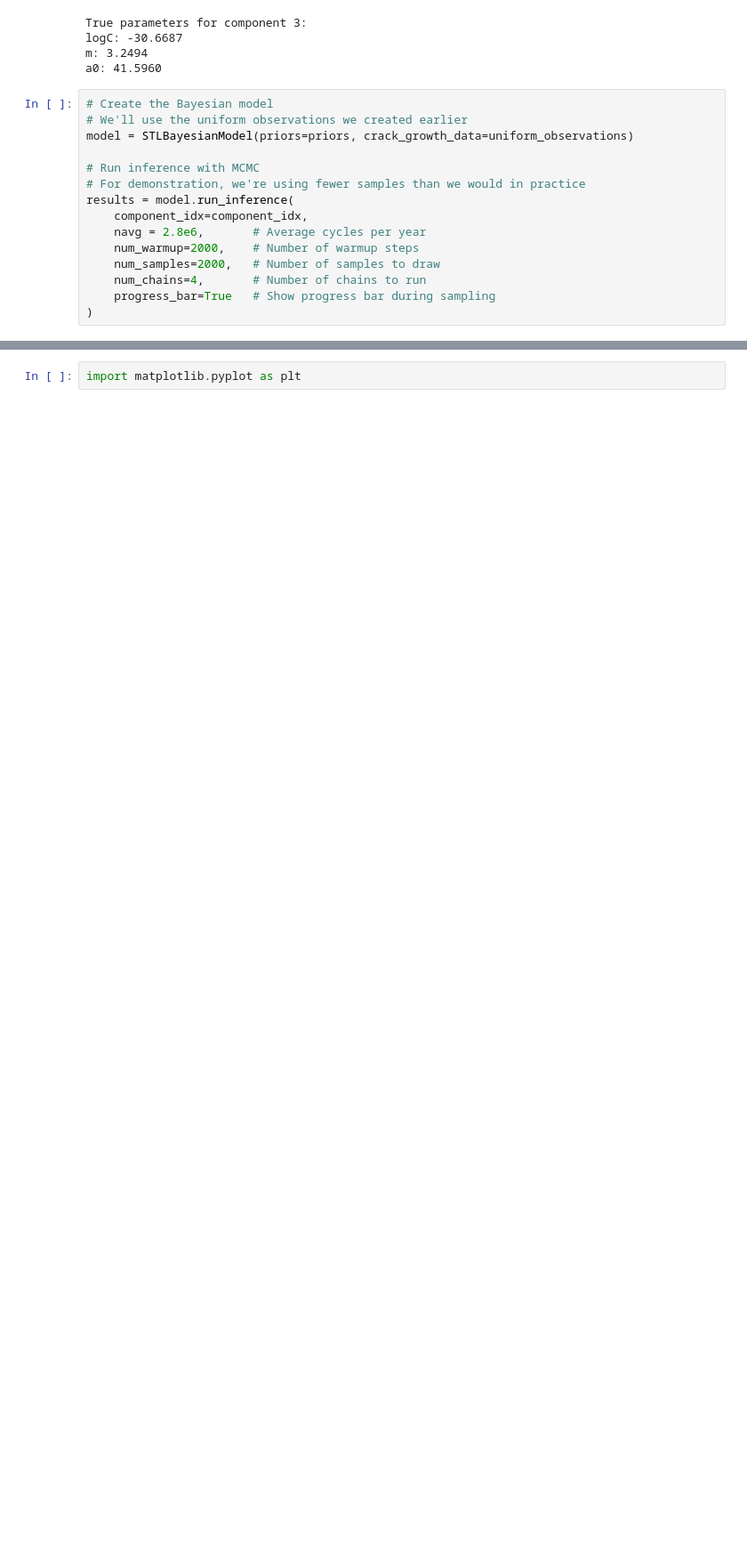
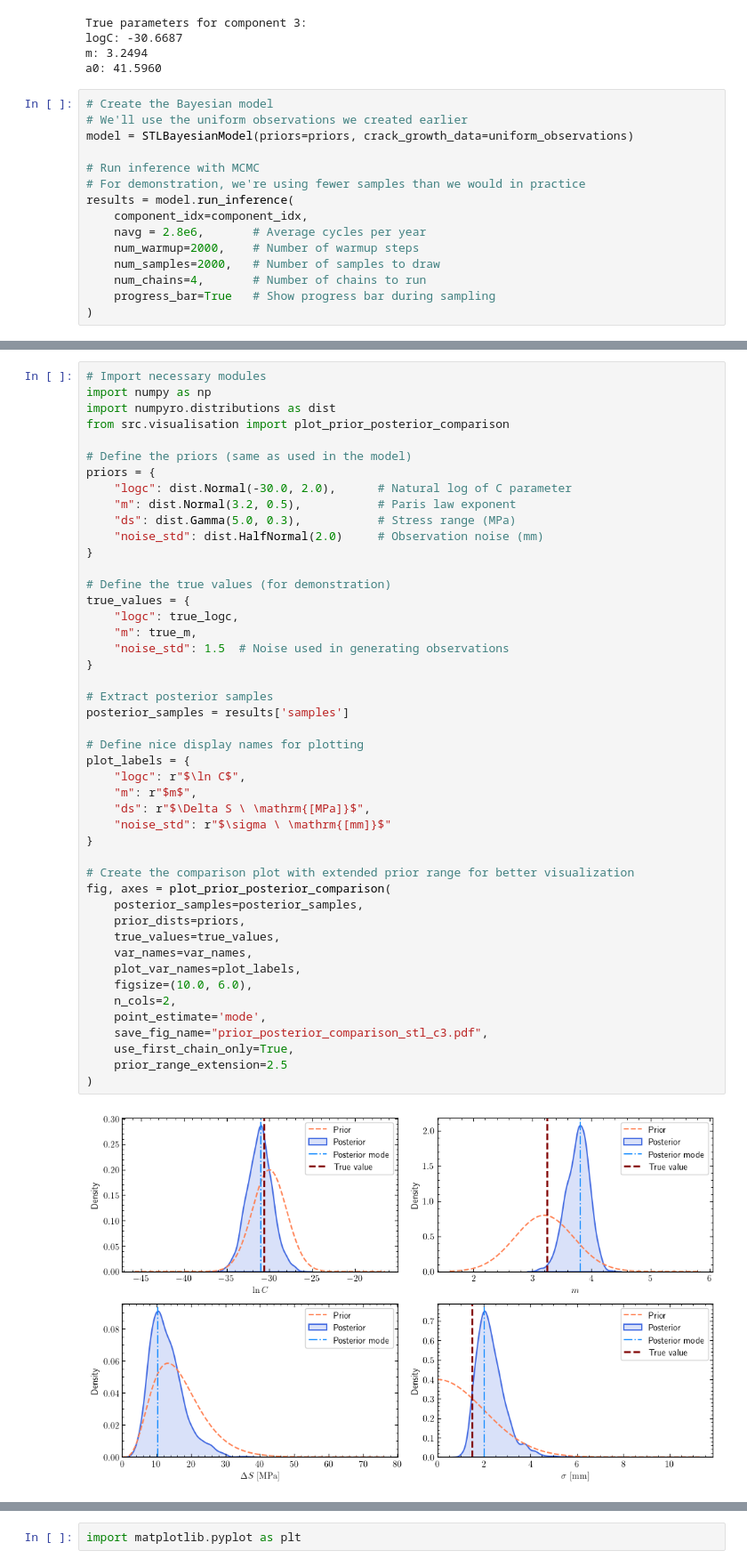
Before and after one commit to nsilionis/hierarchical-crack-growth-monitoring, a Jupyter notebook: notebooks/demo.ipynb, the cells around one changed output, grey strips where cells are left out. Shown at 89% size. Saved outputs shown, nothing was run; the diff lists cells and outputs as text; blank space fills up the shorter version.

```diff
--- a/notebooks/demo.ipynb
+++ b/notebooks/demo.ipynb
@@ -471,0 +467,48 @@ plot_posterior_trace(results['samples'], var_names=var_names, save_fig_name="pos
+# %%
+# Import necessary modules
+import numpy as np
+import numpyro.distributions as dist
+from src.visualisation import plot_prior_posterior_comparison
+
+# Define the priors (same as used in the model)
+priors = {
+    "logc": dist.Normal(-30.0, 2.0),      # Natural log of C parameter
+    "m": dist.Normal(3.2, 0.5),           # Paris law exponent
+    "ds": dist.Gamma(5.0, 0.3),           # Stress range (MPa)
+    "noise_std": dist.HalfNormal(2.0)     # Observation noise (mm)
+}
+
+# Define the true values (for demonstration)
+true_values = {
+    "logc": true_logc,
+    "m": true_m,
+    "noise_std": 1.5  # Noise used in generating observations
+}
+
+# Extract posterior samples
+posterior_samples = results['samples']
+
+# Define nice display names for plotting
+plot_labels = {
+    "logc": r"$\ln C$",
+    "m": r"$m$",
+    "ds": r"$\Delta S \ \mathrm{[MPa]}$",
+    "noise_std": r"$\sigma \ \mathrm{[mm]}$"
+}
+
+# Create the comparison plot with extended prior range for better visualization
+fig, axes = plot_prior_posterior_comparison(
+    posterior_samples=posterior_samples,
+    prior_dists=priors,
+    true_values=true_values,
+    var_names=var_names,
+    plot_var_names=plot_labels,
+    figsize=(10.0, 6.0),
+    n_cols=2,
+    point_estimate='mode',
+    save_fig_name="prior_posterior_comparison_stl_c3.pdf",
+    use_first_chain_only=True,
+    prior_range_extension=2.5
+)
+# %% [output]
+[figure, added]
```
Also changed, not shown: parts of 21 cells of this notebook.
